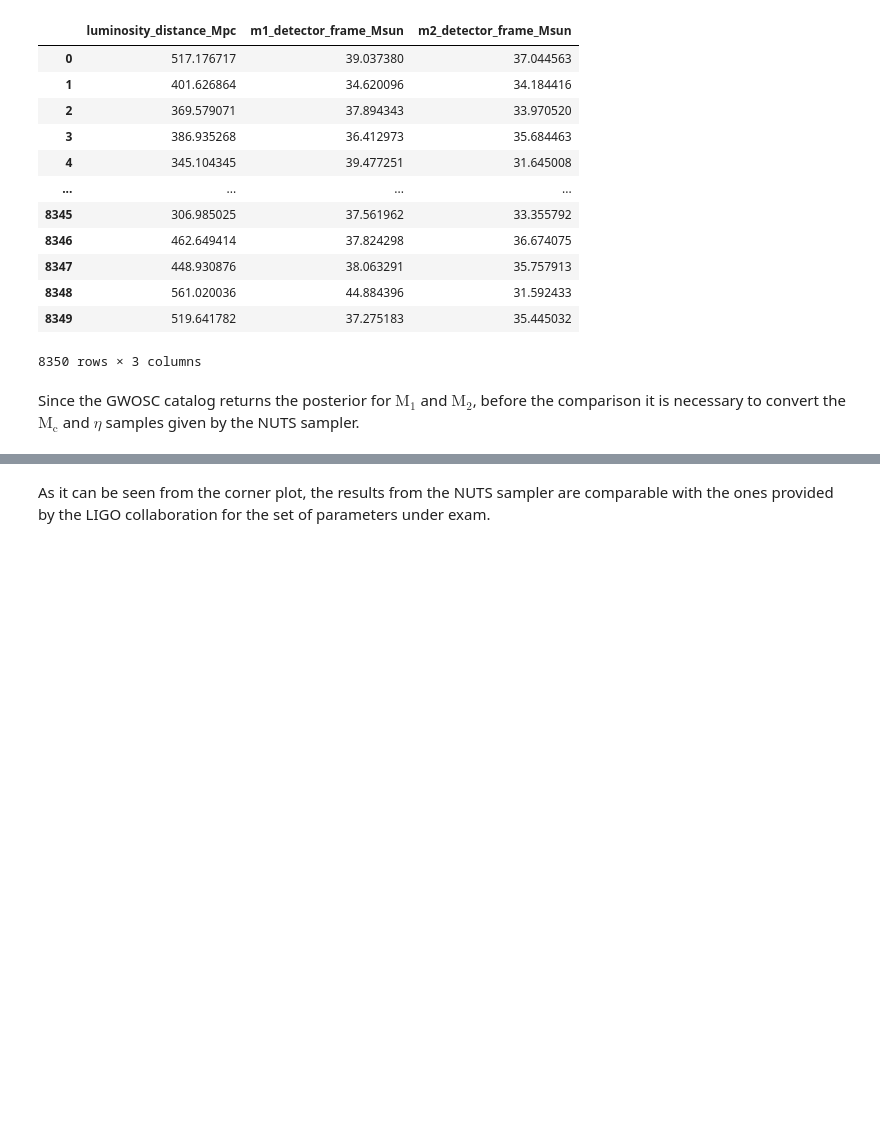
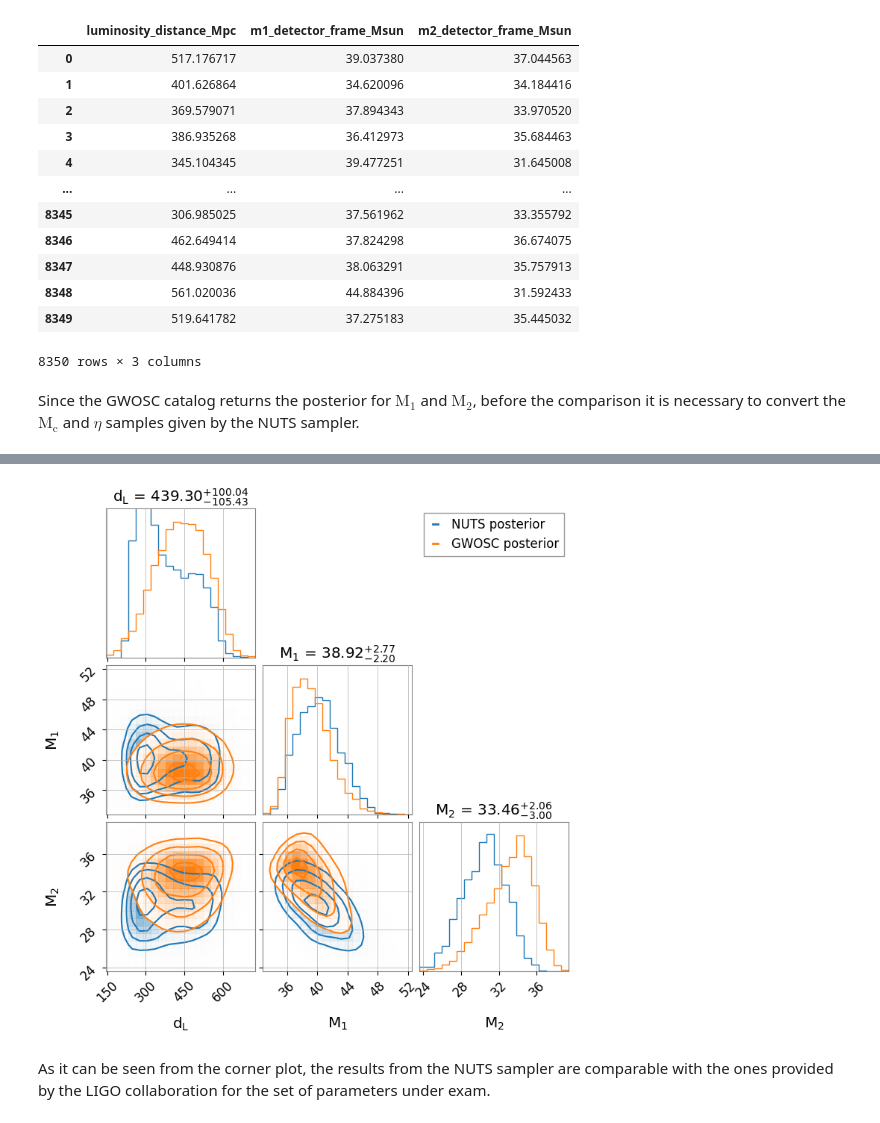
Before and after one commit to om-erika/numerical-methods-2026, a Jupyter notebook: hamiltonian_monte_carlo/NUTS_GW150914.ipynb, the cells around one changed output, grey strips where cells are left out. Cells and saved outputs as stored; diff of their text form; code cells hidden in the pictures; blank space fills up the shorter version.

```diff
--- a/hamiltonian_monte_carlo/NUTS_GW150914.ipynb
+++ b/hamiltonian_monte_carlo/NUTS_GW150914.ipynb
@@ -345,2 +307,49 @@ fig.show()
+# %%
+labels   = [r"$\mathrm{d_L}$", "$\mathrm{M_1}$", "$\mathrm{M_2}$"]
+combined = np.vstack([data_corner, ligo_samples])
+
+ranges = [
+    (np.min(combined[:, i]), np.max(combined[:, i]))
+    for i in range(combined.shape[1])
+]
+
+fig = corner.corner(
+    data_corner,
+    labels=labels,
+    range=ranges,
+    show_titles=False,
+    color="C0",
+    plot_datapoints=False,
+    fill_contours=False,
+    smooth=1.0,
+    hist_kwargs={"density": True},
+)
+
+corner.corner(
+    ligo_samples,
+    fig=fig,
+    labels=labels,
+    range=ranges,
+    show_titles=True,
+    title_fmt=".2f",
+    color="C1",
+    plot_datapoints=False,
+    fill_contours=False,
+    smooth=1.0,
+    hist_kwargs={"density": True},
+)
+
+fig.legend(
+    handles=[
+        Line2D([0], [0], color="C0", lw=2, label="NUTS posterior"),
+        Line2D([0], [0], color="C1", lw=2, label="GWOSC posterior"),
+    ],
+    loc="upper right",
+    bbox_to_anchor=(0.95, 0.95),
+)
+
+plt.show()
+# %% [output]
+[figure, added]
 # %% [markdown]
 As it can be seen from the corner plot, the results from the NUTS sampler are comparable with the ones provided by the LIGO collaboration for the set of parameters under exam.
```
Also changed, not shown: parts of 1 cell of this notebook.
